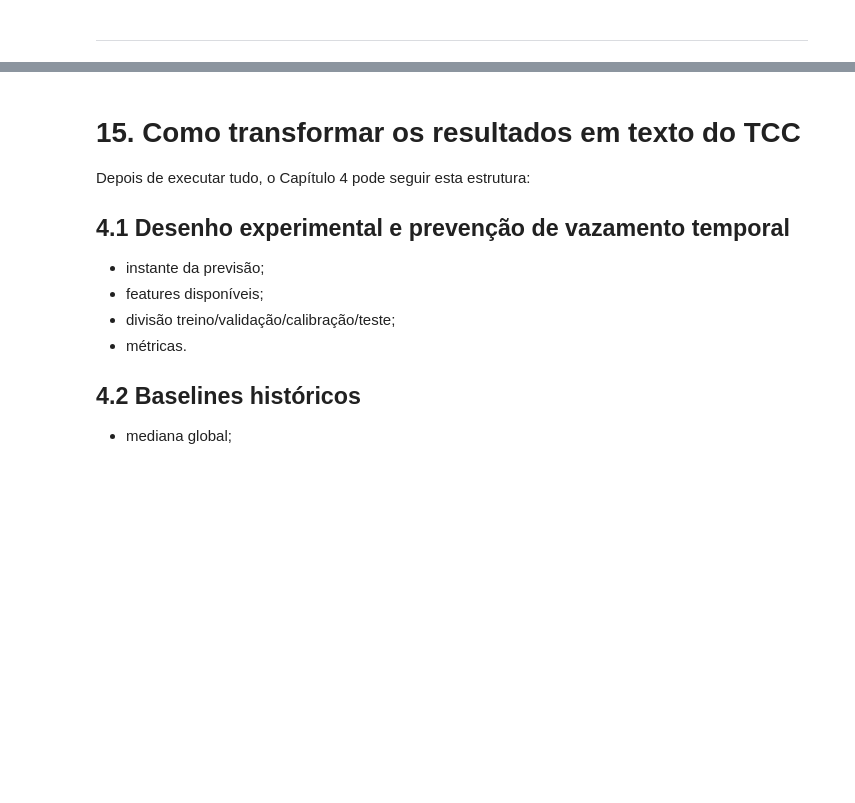
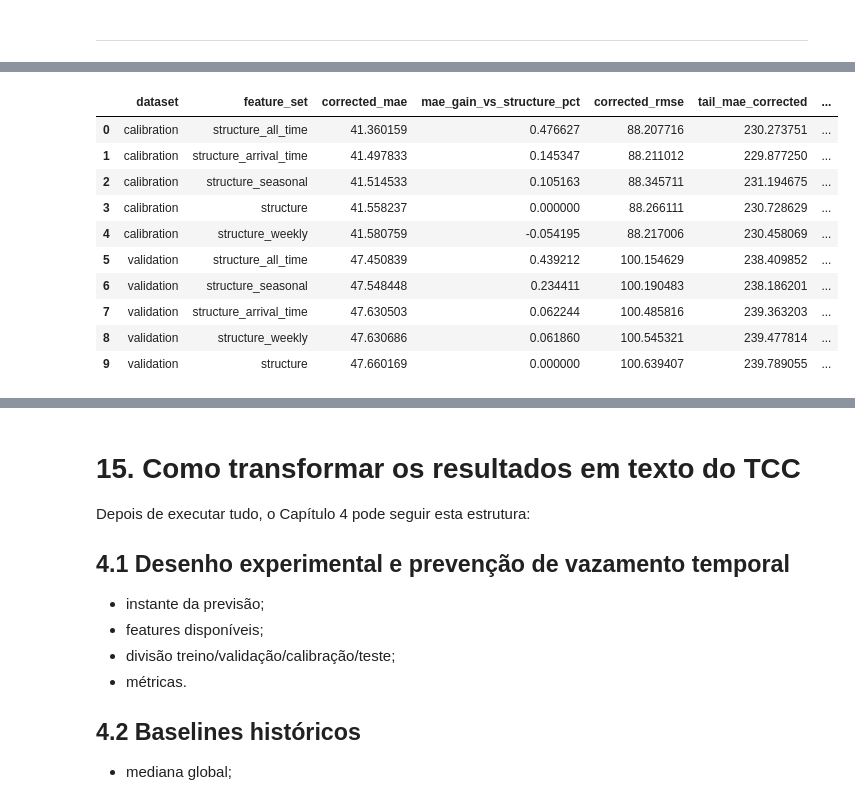
Before and after one commit to tiagoalberione/port_leadtime_prediction, a Jupyter notebook: notebooks/modeling_step_by_step.ipynb, the cells around one changed output, grey strips where cells are left out. Drawn from its saved outputs; the diff is of its cells as text; code cells hidden in the pictures; blank space fills up the shorter version.

```diff
--- a/notebooks/modeling_step_by_step.ipynb
+++ b/notebooks/modeling_step_by_step.ipynb
@@ -5505,0 +7083,91 @@ antecipar permanências na cauda da distribuição.
+# %%
+temporal_residual = pd.DataFrame(
+    temporal_residual_rows
+)
+
+
+temporal_structure_reference = (
+    temporal_residual
+    .loc[
+        temporal_residual[
+            "feature_set"
+        ] == "structure",
+        [
+            "dataset",
+            "corrected_mae",
+        ],
+    ]
+    .rename(
+        columns={
+            "corrected_mae":
+                "structure_mae"
+        }
+    )
+)
+
+
+temporal_residual = (
+    temporal_residual
+    .merge(
+        temporal_structure_reference,
+        on="dataset",
+        how="left",
+    )
+)
+
+
+temporal_residual[
+    "mae_gain_vs_structure_pct"
+] = (
+    (
+        temporal_residual[
+            "structure_mae"
+        ]
+        -
+        temporal_residual[
+            "corrected_mae"
+        ]
+    )
+    /
+    temporal_residual[
+        "structure_mae"
+    ]
+    * 100
+)
+
+
+temporal_residual_result = (
+    temporal_residual[
+        [
+            "dataset",
+            "feature_set",
+            "corrected_mae",
+            "mae_gain_vs_structure_pct",
+            "corrected_rmse",
+            "tail_mae_corrected",
+            "residual_spearman",
+        ]
+    ]
+    .sort_values(
+        [
+            "dataset",
+            "corrected_mae",
+        ]
+    )
+    .reset_index(drop=True)
+)
+
+
+temporal_residual_result
+# %% [output]
+|  | dataset | feature_set | corrected_mae | mae_gain_vs_structure_pct | corrected_rmse | tail_mae_corrected | ... |
+| 0 | calibration | structure_all_time | 41.360159 | 0.476627 | 88.207716 | 230.273751 | ... |
+| 1 | calibration | structure_arrival_time | 41.497833 | 0.145347 | 88.211012 | 229.877250 | ... |
+| 2 | calibration | structure_seasonal | 41.514533 | 0.105163 | 88.345711 | 231.194675 | ... |
+| 3 | calibration | structure | 41.558237 | 0.000000 | 88.266111 | 230.728629 | ... |
+| 4 | calibration | structure_weekly | 41.580759 | -0.054195 | 88.217006 | 230.458069 | ... |
+| 5 | validation | structure_all_time | 47.450839 | 0.439212 | 100.154629 | 238.409852 | ... |
+| 6 | validation | structure_seasonal | 47.548448 | 0.234411 | 100.190483 | 238.186201 | ... |
+| 7 | validation | structure_arrival_time | 47.630503 | 0.062244 | 100.485816 | 239.363203 | ... |
+| 8 | validation | structure_weekly | 47.630686 | 0.061860 | 100.545321 | 239.477814 | ... |
+| 9 | validation | structure | 47.660169 | 0.000000 | 100.639407 | 239.789055 | ... |
```
Also changed, not shown: parts of 39 cells of this notebook.
